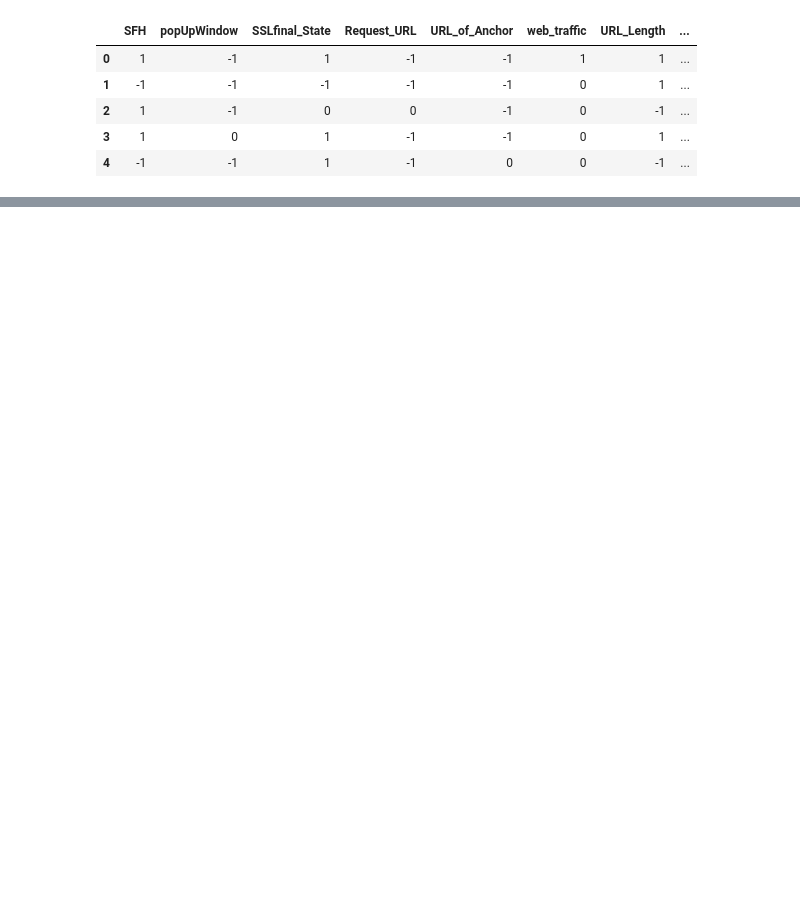
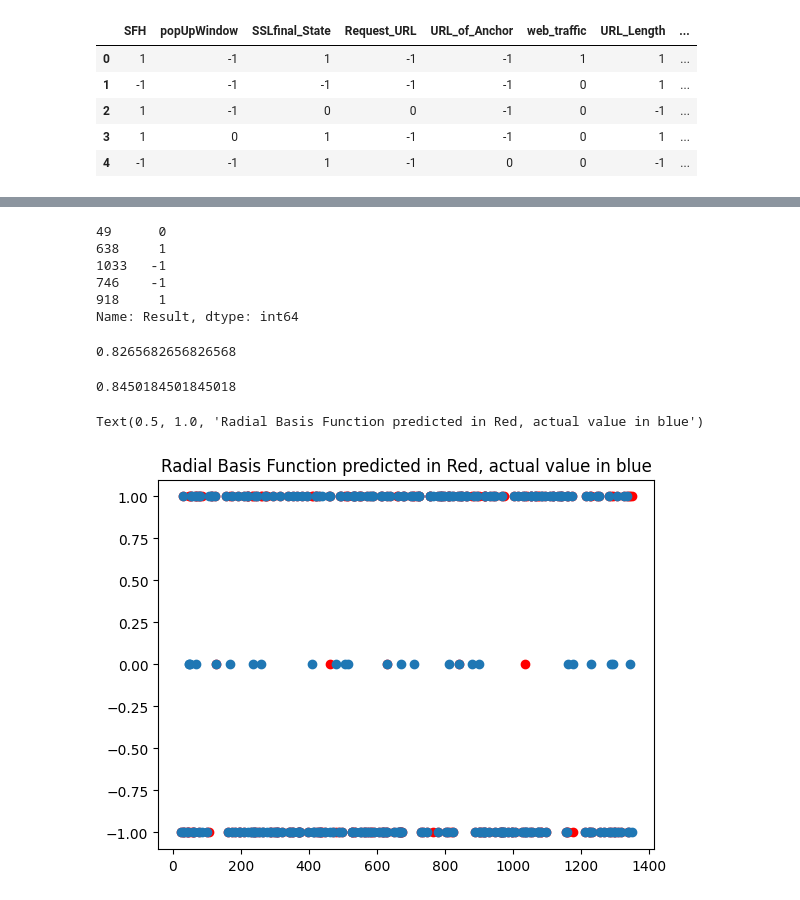
Before and after one commit to juto-shogan/Cyber-Attack, a Jupyter notebook: read_from_db.ipynb, the cells around one changed output, grey strips where cells are left out. Saved outputs shown, nothing was run; the diff lists cells and outputs as text; code cells hidden in the pictures; blank space fills up the shorter version.

```diff
--- a/read_from_db.ipynb
+++ b/read_from_db.ipynb
@@ -22,0 +104,3 @@ dbFrame.drop(['id'], axis= 1).head()
+# %%
+trainY = train.Result
+trainY.head()
@@ -22,0 +114,3 @@ dbFrame.drop(['id'], axis= 1).head()
+# %%
+testX = test.drop(['Result'], axis=1)
+testX.head()
@@ -22,0 +124,30 @@ dbFrame.drop(['id'], axis= 1).head()
+# %%
+testY = test.Result
+testY.head()
+# %% [output]
+49      0
+638     1
+1033   -1
+746    -1
+918     1
+Name: Result, dtype: int64
+# %%
+svmRBF = svm.SVC(kernel='rbf', C=1, decision_function_shape='ovo').fit(trainX, trainY)
+rbfPrediction = svmRBF.predict(testX)
+svmRBF.score(testX, testY)
+# %% [output]
+0.8265682656826568
+# %%
+svmPoly = svm.SVC(kernel='poly', C=1, decision_function_shape='ovo').fit(trainX, trainY)
+rbfPoly = svmPoly.predict(testX)
+svmPoly.score(testX, testY)
+# %% [output]
+0.8450184501845018
+# %%
+import matplotlib.pyplot as plt
+plt.scatter(testX.index.values, rbfPrediction, color='red')
+plt.scatter(testX.index.values, testY)
+plt.title('Radial Basis Function predicted in Red, actual value in blue')
+# %% [output]
+Text(0.5, 1.0, 'Radial Basis Function predicted in Red, actual value in blue')
+[figure, added]
```
Also changed, not shown: parts of 16 cells of this notebook, 1 other file.
